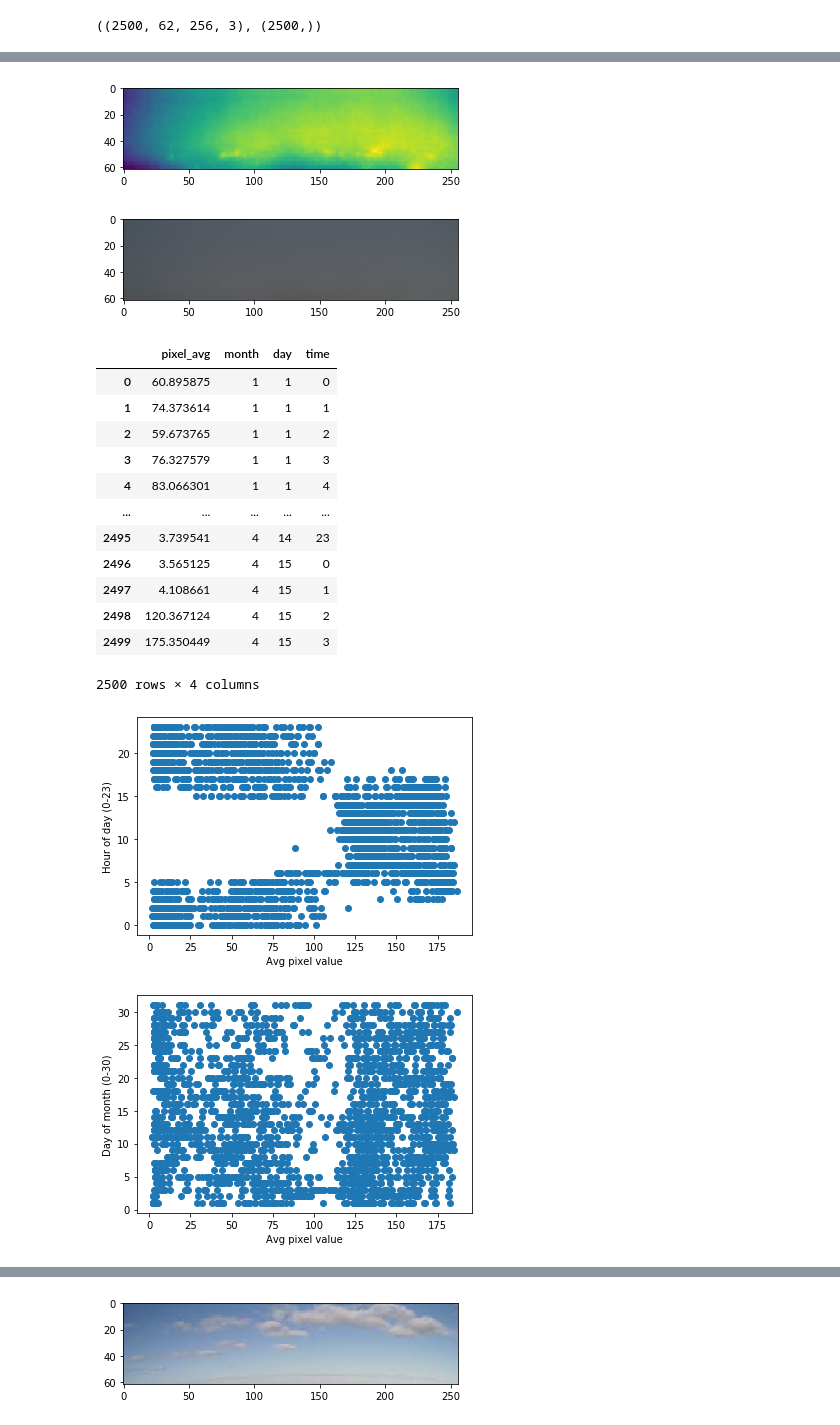
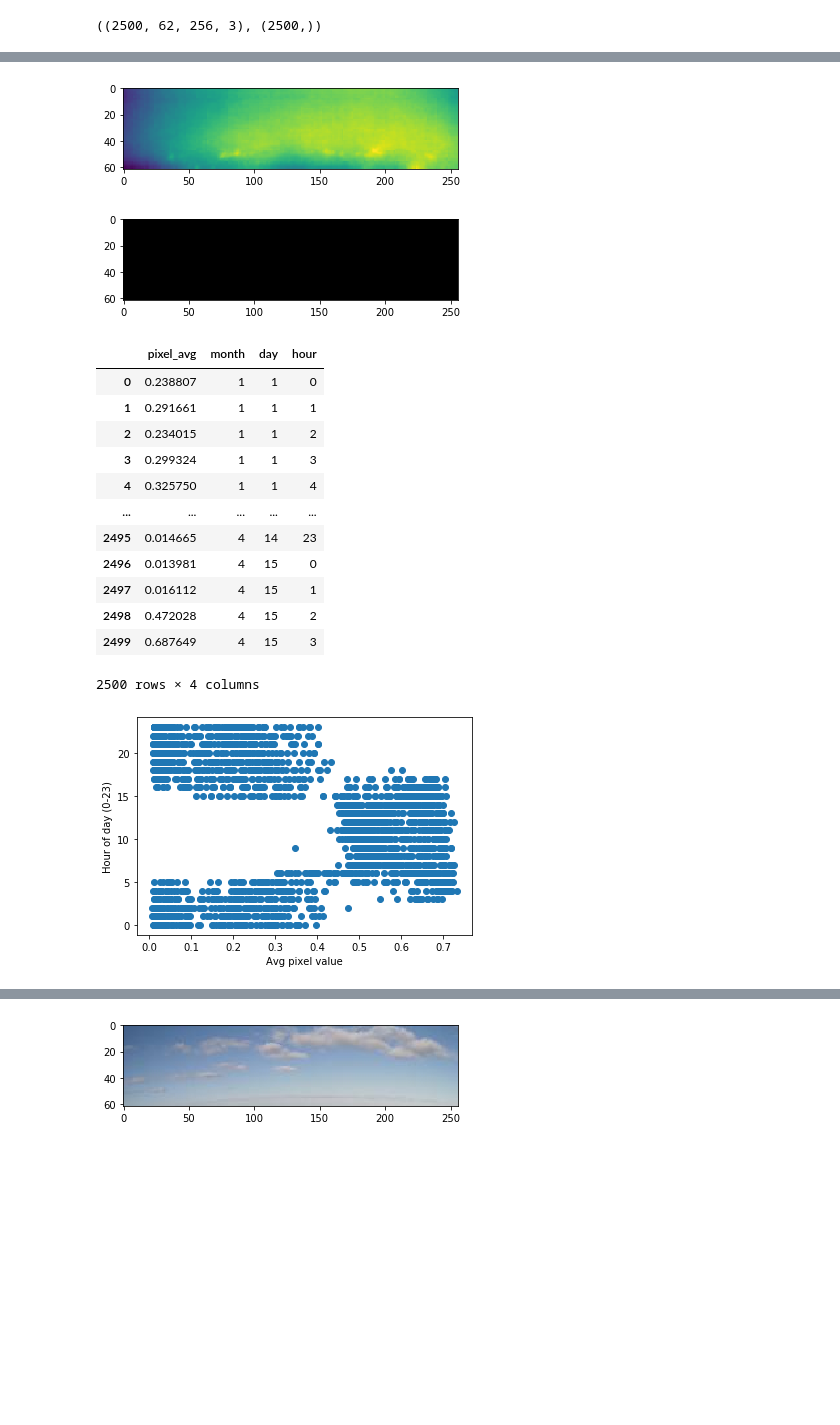
Before and after one commit to tonysln/meteo-webcam, a Jupyter notebook: meteo_webcam_analysis.ipynb, the cells around one changed output, grey strips where cells are left out. Saved outputs shown, nothing was run; the diff lists cells and outputs as text; code cells hidden in the pictures; blank space fills up the shorter version.

```diff
--- a/meteo_webcam_analysis.ipynb
+++ b/meteo_webcam_analysis.ipynb
@@ -52,9 +51,8 @@ folder = 'data/256/' # Skies downscaled 5x
 num_of_imgs = len(os.listdir(folder)[:2500])
 width = 256
 height = 62
-channels = 3
 
-data = np.ndarray(shape=(num_of_imgs, height, width, channels), dtype=np.uint8)
+data = np.ndarray(shape=(num_of_imgs, height, width, 3), dtype=np.float32)
 full_labels = np.ndarray(shape=(num_of_imgs), dtype=object)
 labels = np.ndarray(shape=(num_of_imgs), dtype=np.uint8)
 
@@ -66,6 +64,12 @@ data.shape, labels.shape
 for i,file in enumerate(os.listdir(folder)[:2500]):
     img = Image.open(folder + file)
     data[i] = img
+
+    img_normal = data[i].astype(np.float32)
+    img_normal /= 255.0
+    data[i] = img_normal
+    # Todo normalize further
+
     date = file[5:-4].replace('-','').replace('T','')
     full_labels[i] = date
     labels[i] = int(date[4:])
@@ -92,38 +96,32 @@ plt.imshow(np.average(data, axis=0).astype(np.uint8))
 plt.show()
 # %% [output]
 [figure]
-[figure, old version]
+[figure, new version]
 # %%
 # Average pixel values for each day
 df = pd.DataFrame({"pixel_avg": [np.mean(data[i], axis=(0,1,2)) for i in range(len(data))],
                    "month": [int(lbl[:2]) for lbl in full_labels],
                    "day": [int(lbl[2:4]) for lbl in full_labels],
-                   "time": labels})
+                   "hour": labels})
 df
 # %% [output]
-|  | pixel_avg | month | day | time |
-| 0 | 60.895875 | 1 | 1 | 0 |
-| 1 | 74.373614 | 1 | 1 | 1 |
-| 2 | 59.673765 | 1 | 1 | 2 |
-| 3 | 76.327579 | 1 | 1 | 3 |
-| 4 | 83.066301 | 1 | 1 | 4 |
+|  | pixel_avg | month | day | hour |
+| 0 | 0.238807 | 1 | 1 | 0 |
+| 1 | 0.291661 | 1 | 1 | 1 |
+| 2 | 0.234015 | 1 | 1 | 2 |
+| 3 | 0.299324 | 1 | 1 | 3 |
+| 4 | 0.325750 | 1 | 1 | 4 |
 | ... | ... | ... | ... | ... |
-| 2495 | 3.739541 | 4 | 14 | 23 |
-| 2496 | 3.565125 | 4 | 15 | 0 |
-| 2497 | 4.108661 | 4 | 15 | 1 |
-| 2498 | 120.367124 | 4 | 15 | 2 |
-| 2499 | 175.350449 | 4 | 15 | 3 |
+| 2495 | 0.014665 | 4 | 14 | 23 |
+| 2496 | 0.013981 | 4 | 15 | 0 |
+| 2497 | 0.016112 | 4 | 15 | 1 |
+| 2498 | 0.472028 | 4 | 15 | 2 |
+| 2499 | 0.687649 | 4 | 15 | 3 |
 2500 rows × 4 columns
 # %%
-plt.plot(df.pixel_avg, df.time, 'o')
+plt.plot(df.pixel_avg, df.hour, 'o')
+plt.xlabel('Avg pixel value')
 plt.ylabel('Hour of day (0-23)')
-plt.xlabel('Avg pixel value')
 plt.show()
-
-plt.plot(df.pixel_avg, df.day, 'o')
-plt.ylabel('Day of month (0-30)')
-plt.xlabel('Avg pixel value')
-plt.show()
 # %% [output]
-[figure, old version]
+[figure, new version]
-[figure, removed]
```
Also changed, not shown: parts of 4 cells of this notebook, 1 other file.
